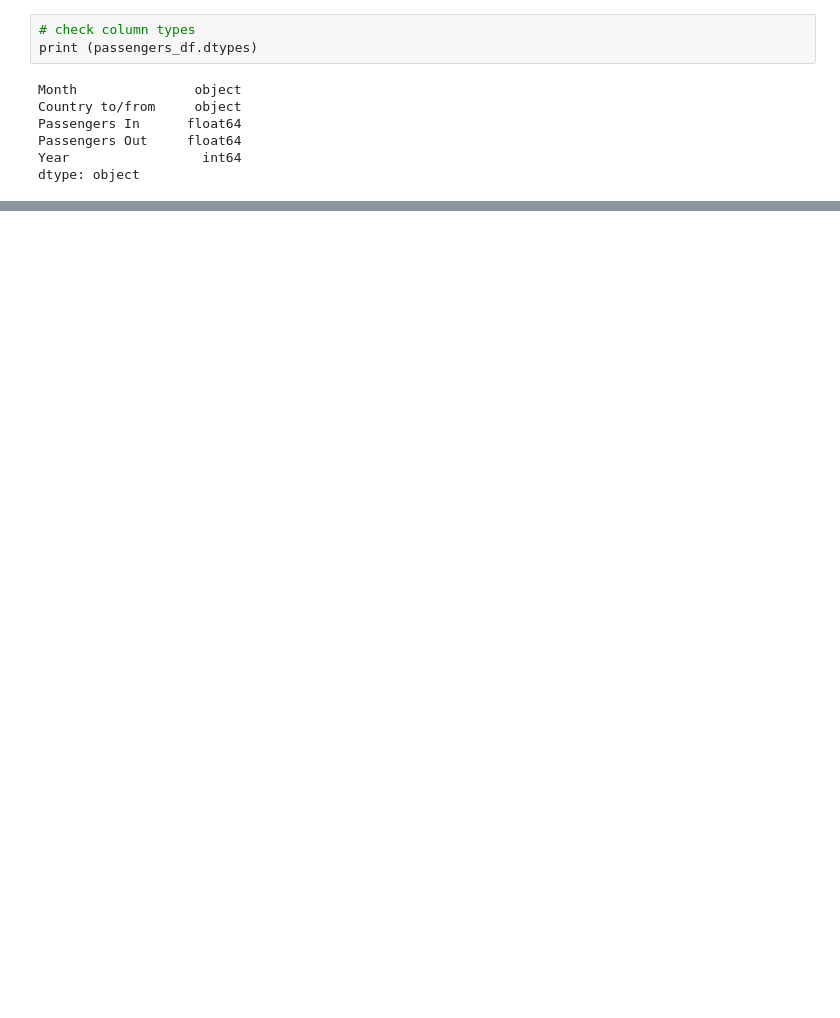
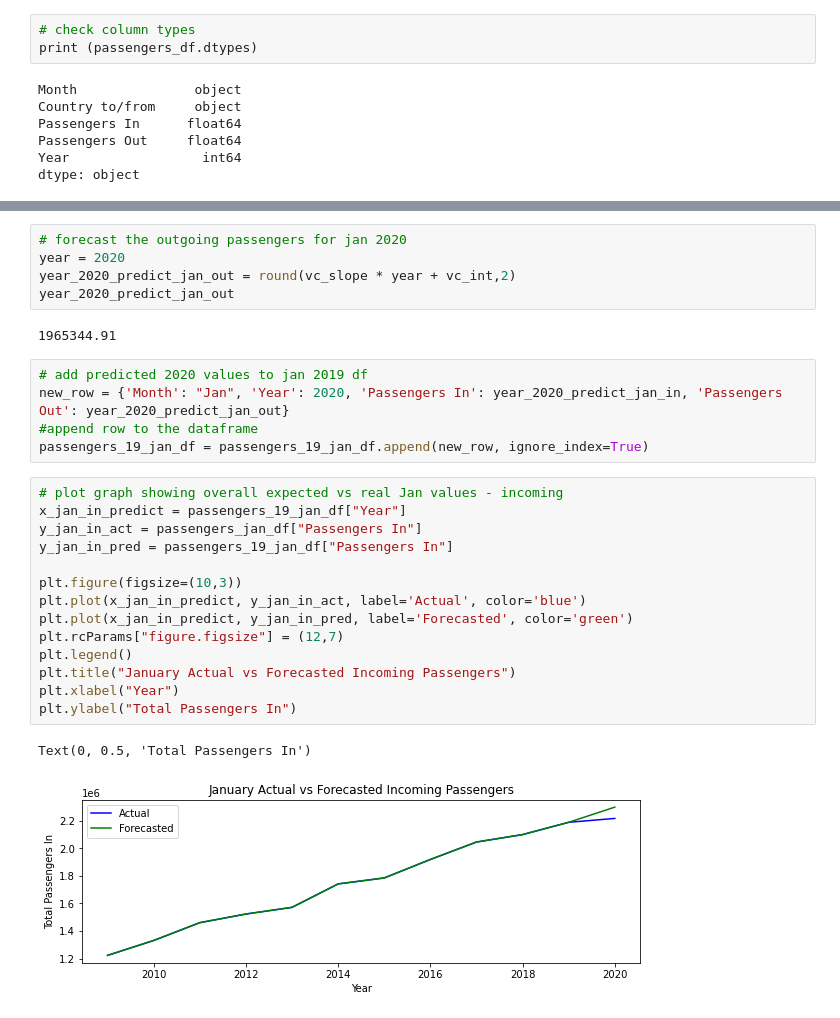
Before and after one commit to dianeyaneza/ebay-espresso, a Jupyter notebook: project_1.ipynb, the cells around one changed output, grey strips where cells are left out. Saved outputs shown, nothing was run; the diff lists cells and outputs as text; blank space fills up the shorter version.

```diff
--- a/project_1.ipynb
+++ b/project_1.ipynb
@@ -640,0 +285,29 @@ Text(0, 0.5, 'Total Passengers In')
+# %%
+# forecast the outgoing passengers for jan 2020
+year = 2020
+year_2020_predict_jan_out = round(vc_slope * year + vc_int,2)
+year_2020_predict_jan_out
+# %% [output]
+1965344.91
+# %%
+# add predicted 2020 values to jan 2019 df
+new_row = {'Month': "Jan", 'Year': 2020, 'Passengers In': year_2020_predict_jan_in, 'Passengers Out': year_2020_predict_jan_out}
+#append row to the dataframe
+passengers_19_jan_df = passengers_19_jan_df.append(new_row, ignore_index=True)
+# %%
+# plot graph showing overall expected vs real Jan values - incoming
+x_jan_in_predict = passengers_19_jan_df["Year"]
+y_jan_in_act = passengers_jan_df["Passengers In"]
+y_jan_in_pred = passengers_19_jan_df["Passengers In"]
+
+plt.figure(figsize=(10,3))
+plt.plot(x_jan_in_predict, y_jan_in_act, label='Actual', color='blue')
+plt.plot(x_jan_in_predict, y_jan_in_pred, label='Forecasted', color='green')
+plt.rcParams["figure.figsize"] = (12,7)
+plt.legend()
+plt.title("January Actual vs Forecasted Incoming Passengers")
+plt.xlabel("Year")
+plt.ylabel("Total Passengers In")
+# %% [output]
+Text(0, 0.5, 'Total Passengers In')
+[figure, added]
```
Also changed, not shown: parts of 111 cells of this notebook.
